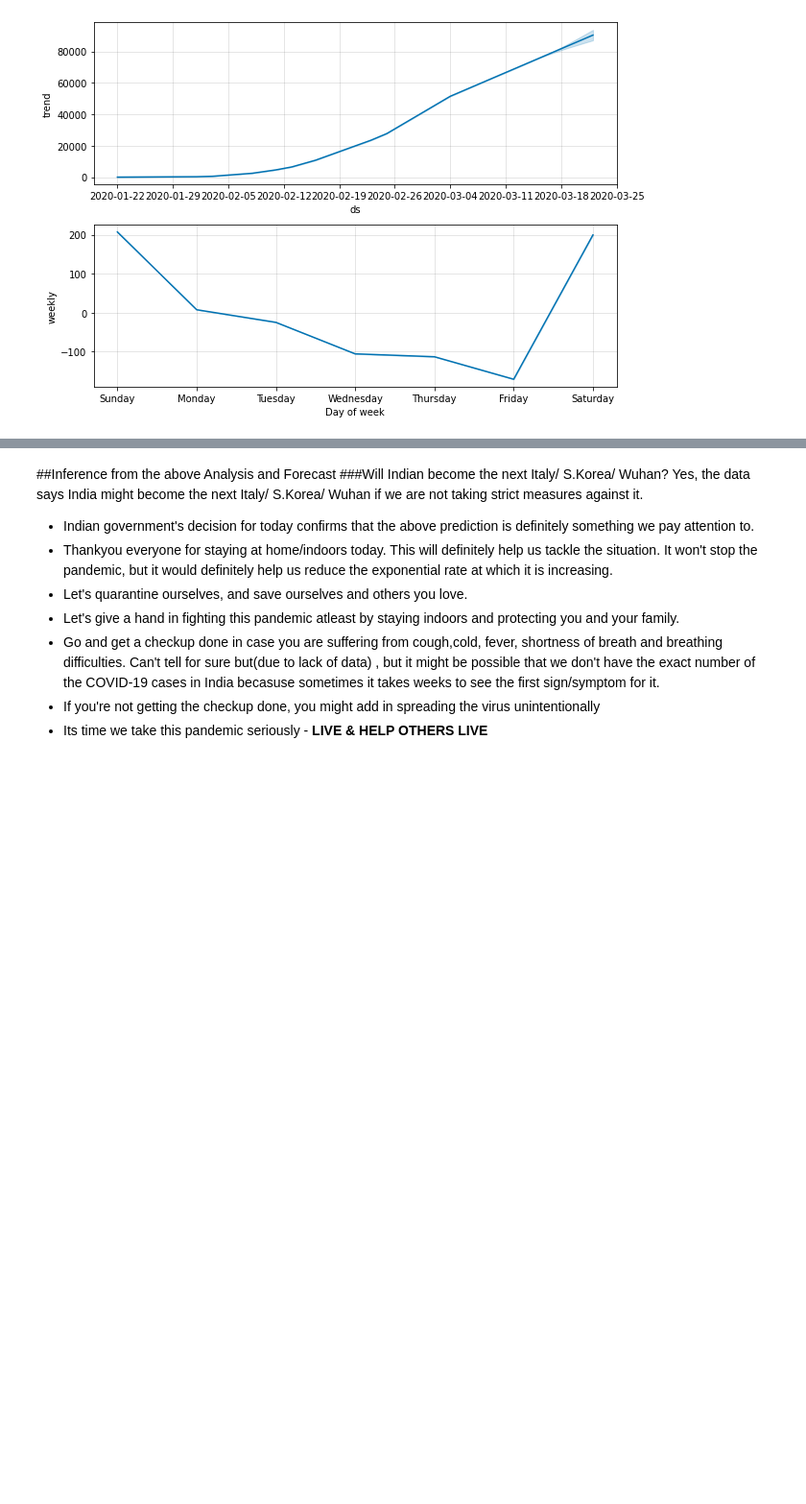
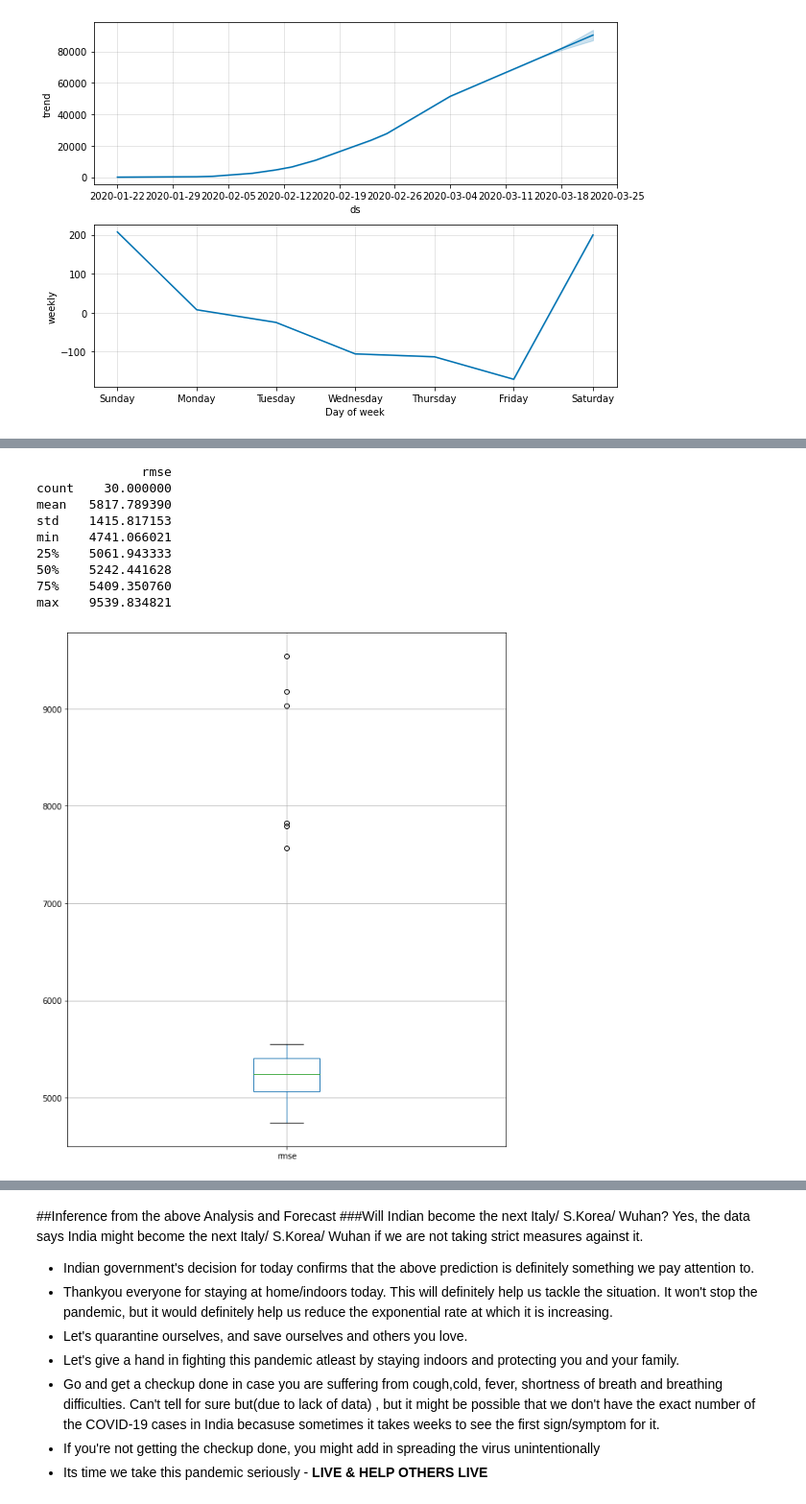
Before and after one commit to BibhuDas123/Covid_19_Analysis, a Jupyter notebook: Covid19_Analysis.ipynb, the cells around one changed output, grey strips where cells are left out. Shown: that part at 96% size. Cells and saved outputs as stored; diff of their text form; code cells hidden in the pictures; blank space fills up the shorter version.

```diff
--- a/Covid19_Analysis.ipynb
+++ b/Covid19_Analysis.ipynb
@@ -671,0 +812,38 @@ recovered_forecast_plot = m.plot_components(forecast)
+# %%
+# transform data to be supervised learning
+supervised = timeseries_to_supervised(diff_values, 1)
+supervised_values = supervised.values
+# %%
+# split data into train and test-sets
+train, test = supervised_values[0:-12], supervised_values[-12:]
+# %%
+scaler, train_scaled, test_scaled = scale(train, test)
+# %%
+# repeat experiment
+repeats = 30
+error_scores = list()
+for r in range(repeats):
+	# fit the model
+	lstm_model = fit_lstm(train_scaled, 1, 3000, 4)
+	# forecast the entire training dataset to build up state for forecasting
+	train_reshaped = train[:, 0].reshape(len(train_scaled), 1, 1)
+	lstm_model.predict(train_reshaped, batch_size=1)
+	# walk-forward validation on the test data
+	predictions = list()
+	for i in range(len(test_scaled)):
+		# make one-step forecast
+		X, y = test_scaled[i, 0:-1], test_scaled[i, -1]
+		yhat = forecast_lstm(lstm_model, 1, X)
+		# invert scaling
+		yhat = invert_scale(scaler, X, yhat)
+		# invert differencing
+		yhat = inverse_difference(raw_values, yhat, len(test_scaled)+1-i)
+		# store forecast
+		predictions.append(yhat)
+
+
+
+	# report performance
+	rmse = sqrt(mean_squared_error(raw_values[-12:], predictions))
+	print('%d) Test RMSE: %.3f' % (r+1, rmse))
+	error_scores.append(rmse)
@@ -671,0 +868,18 @@ recovered_forecast_plot = m.plot_components(forecast)
+# %%
+# summarize results
+results = DataFrame()
+results['rmse'] = error_scores
+print(results.describe())
+results.boxplot()
+pyplot.show()
+# %% [output]
+              rmse
+count    30.000000
+mean   5817.789390
+std    1415.817153
+min    4741.066021
+25%    5061.943333
+50%    5242.441628
+75%    5409.350760
+max    9539.834821
+[figure, added]
```
Also changed, not shown: parts of 14 cells of this notebook.
